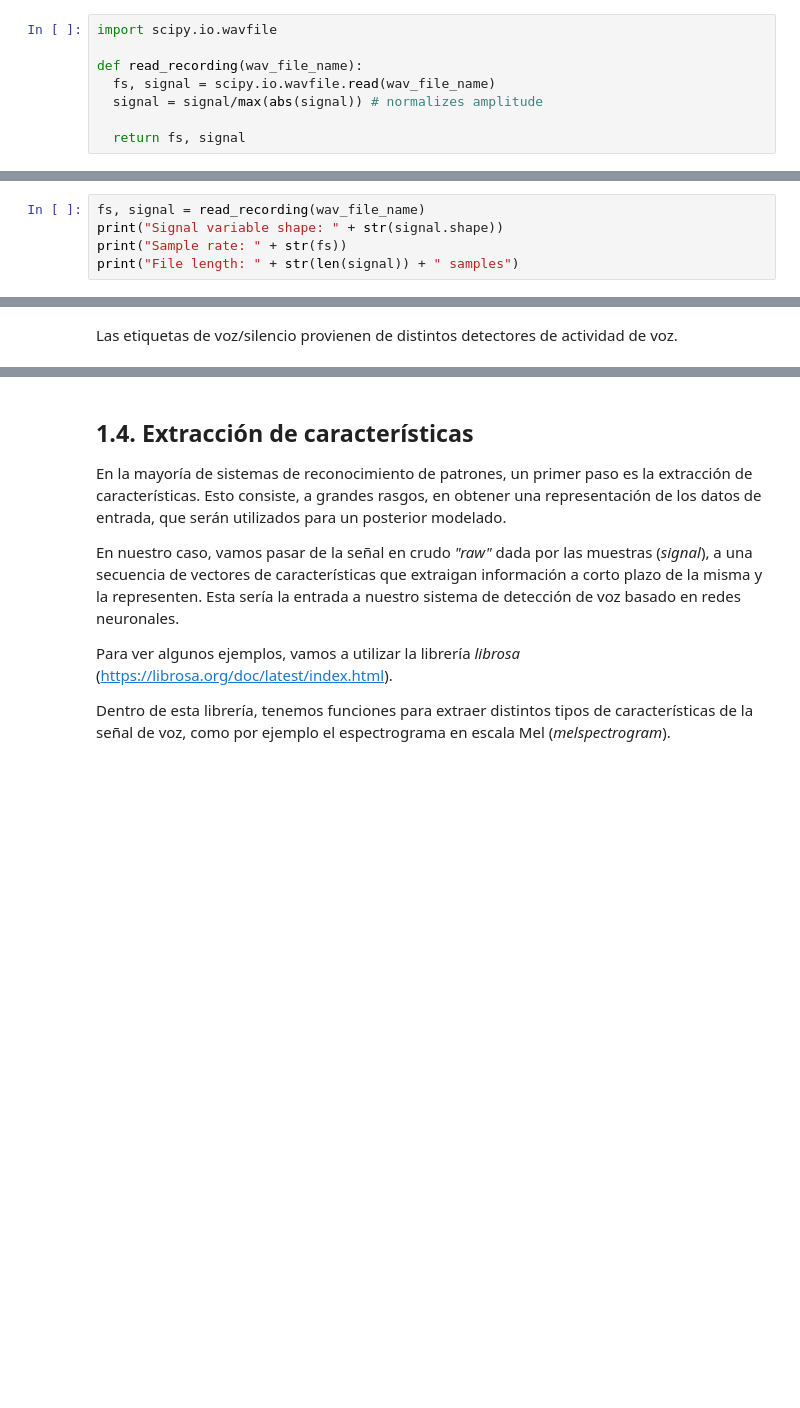
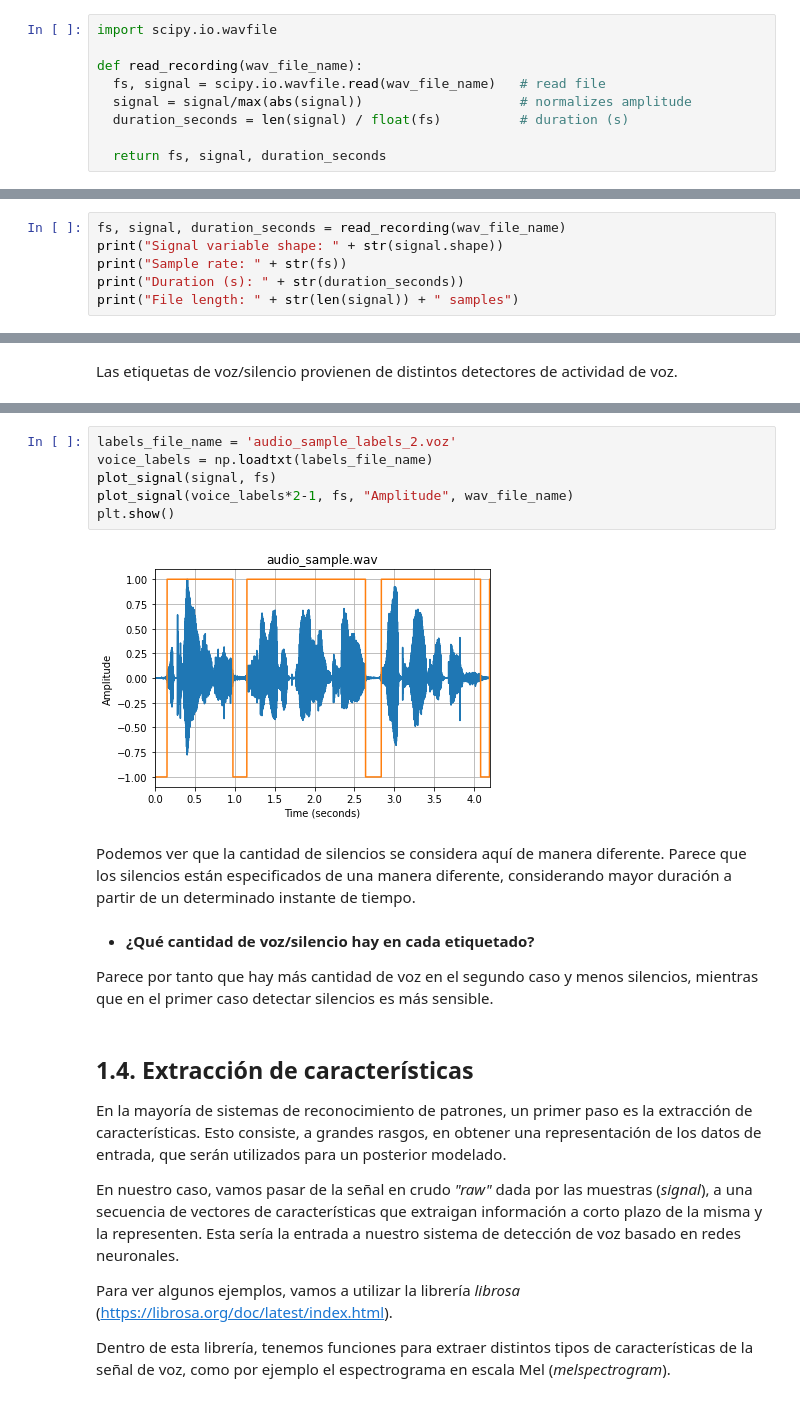
Before and after one commit to glorelvalle/g-mucd, a Jupyter notebook: pit/Prácticas/PR3_PIT.ipynb, the cells around one changed output, grey strips where cells are left out. Saved outputs shown, nothing was run; the diff lists cells and outputs as text; blank space fills up the shorter version.

```diff
--- a/pit/Prácticas/PR3_PIT.ipynb
+++ b/pit/Prácticas/PR3_PIT.ipynb
@@ -47,14 +53,16 @@ Comenzamos definiendo una función **read_recording** que leerá un fichero de a
 import scipy.io.wavfile
 
 def read_recording(wav_file_name):
-  fs, signal = scipy.io.wavfile.read(wav_file_name)
-  signal = signal/max(abs(signal)) # normalizes amplitude
+  fs, signal = scipy.io.wavfile.read(wav_file_name)   # read file
+  signal = signal/max(abs(signal))                    # normalizes amplitude
+  duration_seconds = len(signal) / float(fs)          # duration (s)
 
-  return fs, signal
+  return fs, signal, duration_seconds
 # %% [markdown]
 Si ejecutamos la función anterior para el fichero de ejemplo, podemos ver la forma en la que se carga dicho fichero de audio en Python. Así, podemos obtener la frecuencia de muestreo y la longitud del fichero en número de muestras:
 # %%
-fs, signal = read_recording(wav_file_name)
+fs, signal, duration_seconds = read_recording(wav_file_name)
 print("Signal variable shape: " + str(signal.shape))
 print("Sample rate: " + str(fs))
+print("Duration (s): " + str(duration_seconds))
 print("File length: " + str(len(signal)) + " samples")
@@ -120,3 +154,17 @@ Las etiquetas de voz/silencio provienen de distintos detectores de actividad de
+# %%
+labels_file_name = 'audio_sample_labels_2.voz'
+voice_labels = np.loadtxt(labels_file_name)
+plot_signal(signal, fs)
+plot_signal(voice_labels*2-1, fs, "Amplitude", wav_file_name)
+plt.show()
+# %% [output]
+[figure, added]
+# %% [markdown]
+Podemos ver que la cantidad de silencios se considera aquí de manera diferente. Parece que los silencios están especificados de una manera diferente, considerando mayor duración a partir de un determinado instante de tiempo.
+# %% [markdown]
+- **¿Qué cantidad de voz/silencio hay en cada etiquetado?**
+
+Parece por tanto que hay más cantidad de voz en el segundo caso y menos silencios, mientras que en el primer caso detectar silencios es más sensible.
 # %% [markdown]
 ## 1.4. Extracción de características
 
```
Also changed, not shown: parts of 13 cells of this notebook.
